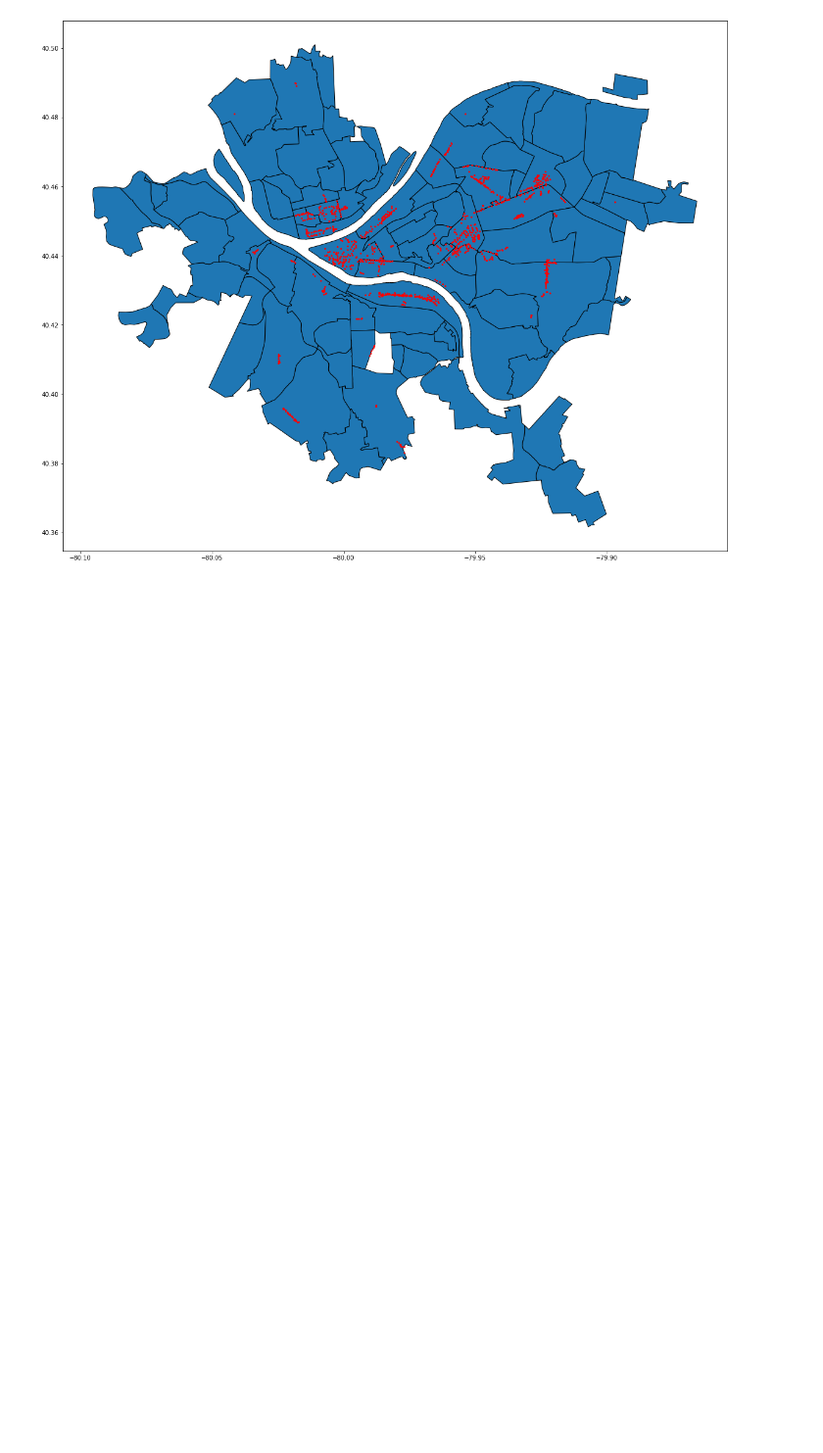
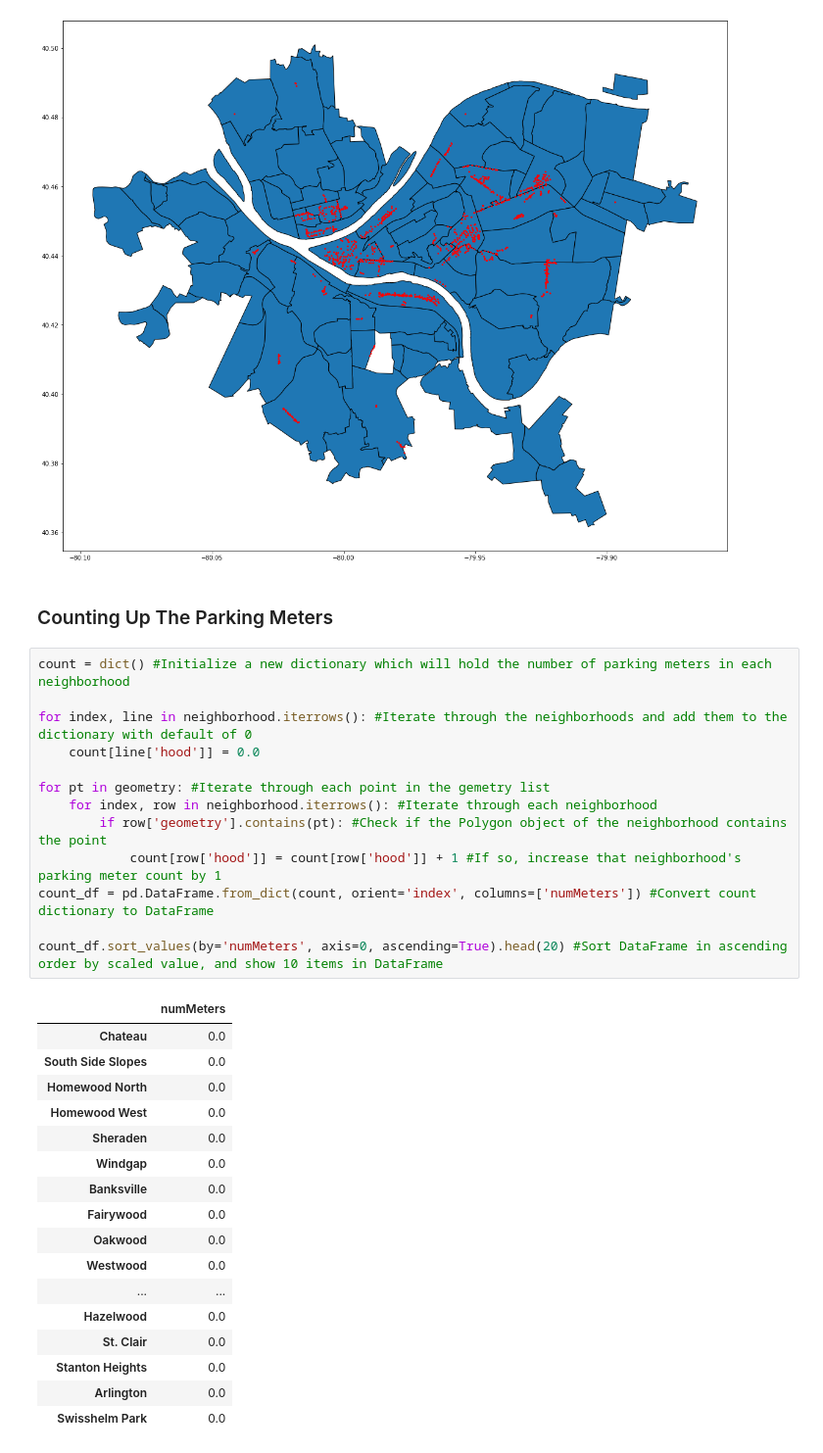
Before and after one commit to mark-sheffield/Final-Project, a Jupyter notebook: Mark.ipynb, the cells around one changed output. Shown at 98% size. Cells and saved outputs as stored; diff of their text form; blank space fills up the shorter version.

```diff
--- a/Mark.ipynb
+++ b/Mark.ipynb
@@ -89,3 +90,36 @@ geodata.plot(ax=ax, color='red', marker="*", markersize=5) #Pot the parking mete
 # %% [output]
 <matplotlib.axes._subplots.AxesSubplot at 0x...>
 [figure]
+# %% [markdown]
+### Counting Up The Parking Meters ###
+# %%
+count = dict() #Initialize a new dictionary which will hold the number of parking meters in each neighborhood
+
+for index, line in neighborhood.iterrows(): #Iterate through the neighborhoods and add them to the dictionary with default of 0
+    count[line['hood']] = 0.0
+
+for pt in geometry: #Iterate through each point in the gemetry list
+    for index, row in neighborhood.iterrows(): #Iterate through each neighborhood
+        if row['geometry'].contains(pt): #Check if the Polygon object of the neighborhood contains the point
+            count[row['hood']] = count[row['hood']] + 1 #If so, increase that neighborhood's parking meter count by 1
+count_df = pd.DataFrame.from_dict(count, orient='index', columns=['numMeters']) #Convert count dictionary to DataFrame
+
+count_df.sort_values(by='numMeters', axis=0, ascending=True).head(20) #Sort DataFrame in ascending order by scaled value, and show 10 items in DataFrame
+# %% [output]
+|  | numMeters |
+| Chateau | 0.0 |
+| South Side Slopes | 0.0 |
+| Homewood North | 0.0 |
+| Homewood West | 0.0 |
+| Sheraden | 0.0 |
+| Windgap | 0.0 |
+| Banksville | 0.0 |
+| Fairywood | 0.0 |
+| Oakwood | 0.0 |
+| Westwood | 0.0 |
+| ... | ... |
+| Hazelwood | 0.0 |
+| St. Clair | 0.0 |
+| Stanton Heights | 0.0 |
+| Arlington | 0.0 |
+| Swisshelm Park | 0.0 |
```
Also changed, not shown: parts of 3 cells of this notebook, 2 other files.
